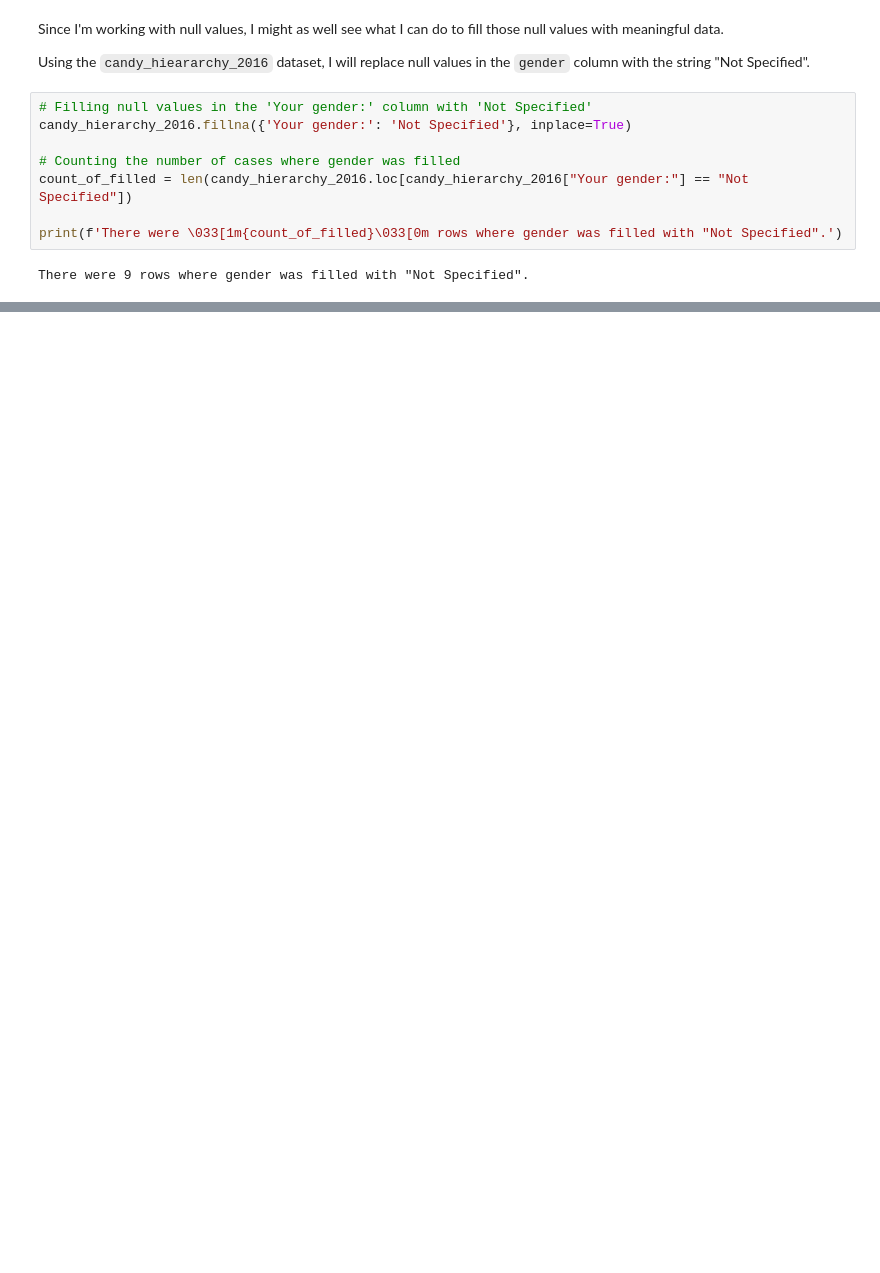
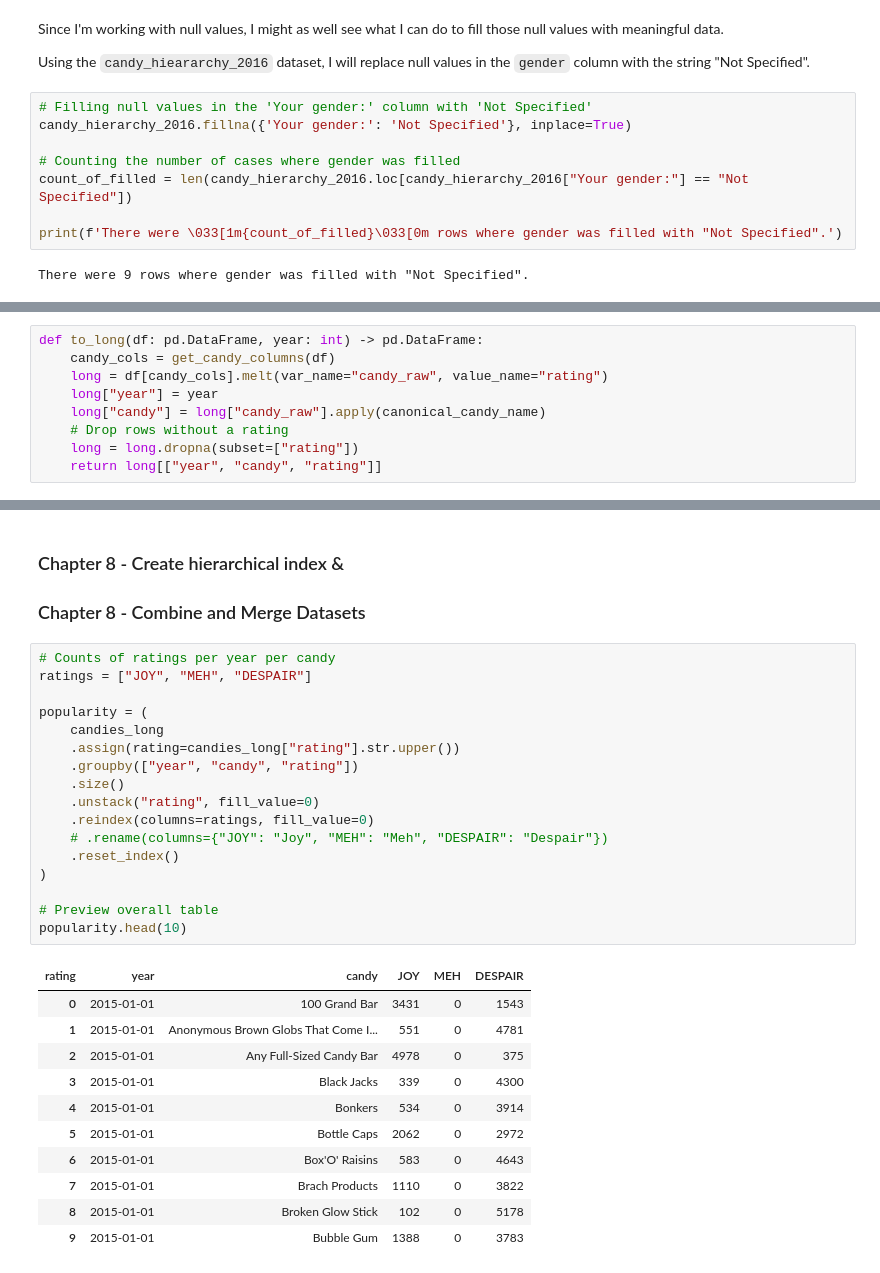
Before and after one commit to plozano0/The-Data-Wrangling-Workshop, a Jupyter notebook: Weekly Exercises/Lozano_P_Week_7&8_Exercise.ipynb, the cells around one changed output, grey strips where cells are left out. Cells and saved outputs as stored; diff of their text form; blank space fills up the shorter version.

```diff
--- a/Weekly Exercises/Lozano_P_Week_7&8_Exercise.ipynb
+++ b/Weekly Exercises/Lozano_P_Week_7&8_Exercise.ipynb
@@ -169,0 +224,9 @@ There were 9 rows where gender was filled with "Not Specified".
+# %%
+def to_long(df: pd.DataFrame, year: int) -> pd.DataFrame:
+    candy_cols = get_candy_columns(df)
+    long = df[candy_cols].melt(var_name="candy_raw", value_name="rating")
+    long["year"] = year
+    long["candy"] = long["candy_raw"].apply(canonical_candy_name)
+    # Drop rows without a rating
+    long = long.dropna(subset=["rating"])
+    return long[["year", "candy", "rating"]]
@@ -169,0 +315,33 @@ There were 9 rows where gender was filled with "Not Specified".
+# %% [markdown]
+### Chapter 8 - Create hierarchical index &
+
+### Chapter 8 - Combine and Merge Datasets
+# %%
+# Counts of ratings per year per candy
+ratings = ["JOY", "MEH", "DESPAIR"]
+
+popularity = (
+    candies_long
+    .assign(rating=candies_long["rating"].str.upper())
+    .groupby(["year", "candy", "rating"])
+    .size()
+    .unstack("rating", fill_value=0)
+    .reindex(columns=ratings, fill_value=0)
+    # .rename(columns={"JOY": "Joy", "MEH": "Meh", "DESPAIR": "Despair"})
+    .reset_index()
+)
+
+# Preview overall table
+popularity.head(10)
+# %% [output]
+| rating | year | candy | JOY | MEH | DESPAIR |
+| 0 | 2015-01-01 | 100 Grand Bar | 3431 | 0 | 1543 |
+| 1 | 2015-01-01 | Anonymous Brown Globs That Come I... | 551 | 0 | 4781 |
+| 2 | 2015-01-01 | Any Full-Sized Candy Bar | 4978 | 0 | 375 |
+| 3 | 2015-01-01 | Black Jacks | 339 | 0 | 4300 |
+| 4 | 2015-01-01 | Bonkers | 534 | 0 | 3914 |
+| 5 | 2015-01-01 | Bottle Caps | 2062 | 0 | 2972 |
+| 6 | 2015-01-01 | Box'O' Raisins | 583 | 0 | 4643 |
+| 7 | 2015-01-01 | Brach Products | 1110 | 0 | 3822 |
+| 8 | 2015-01-01 | Broken Glow Stick | 102 | 0 | 5178 |
+| 9 | 2015-01-01 | Bubble Gum | 1388 | 0 | 3783 |
```
Also changed, not shown: parts of 25 cells of this notebook, 2 other files.
